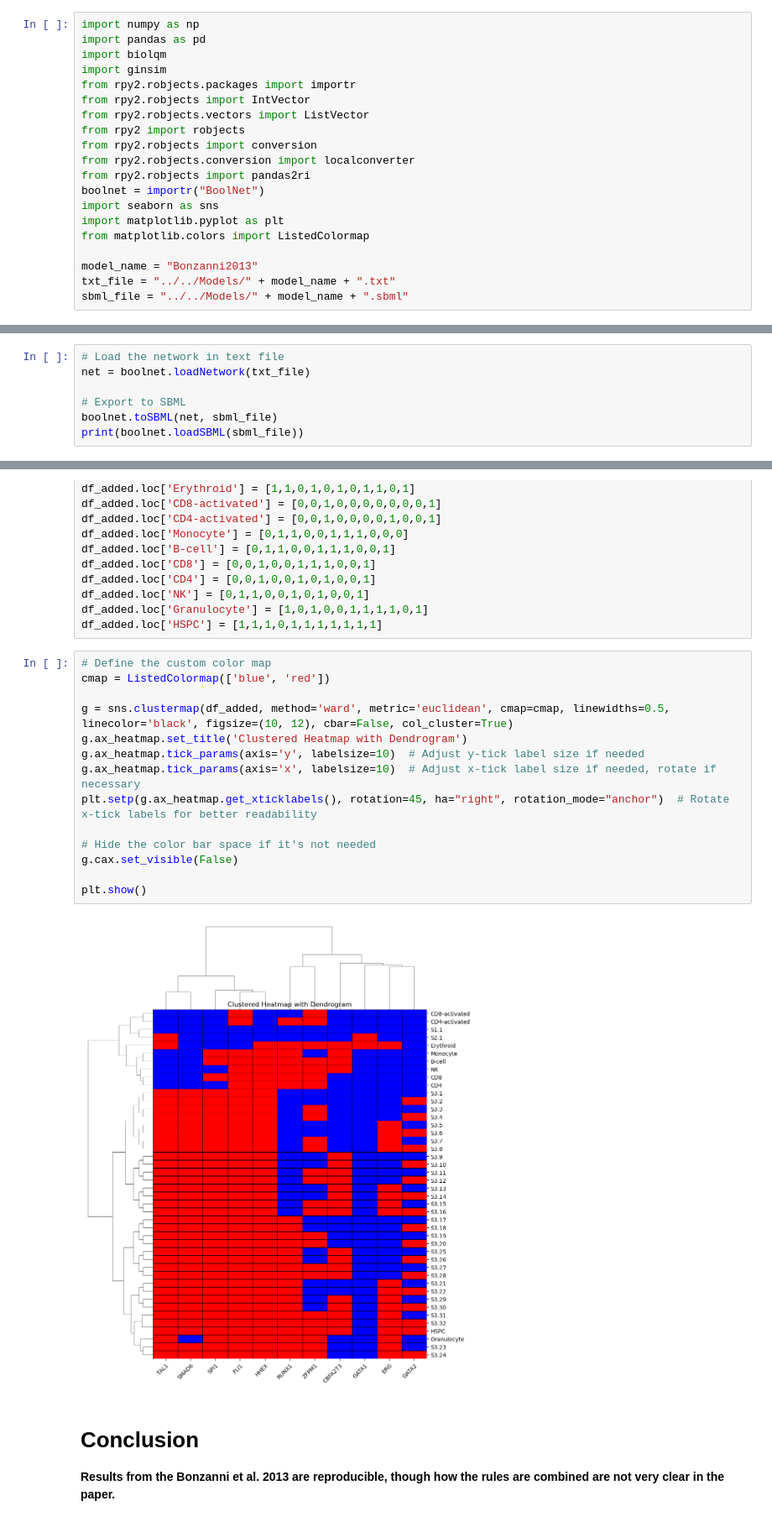
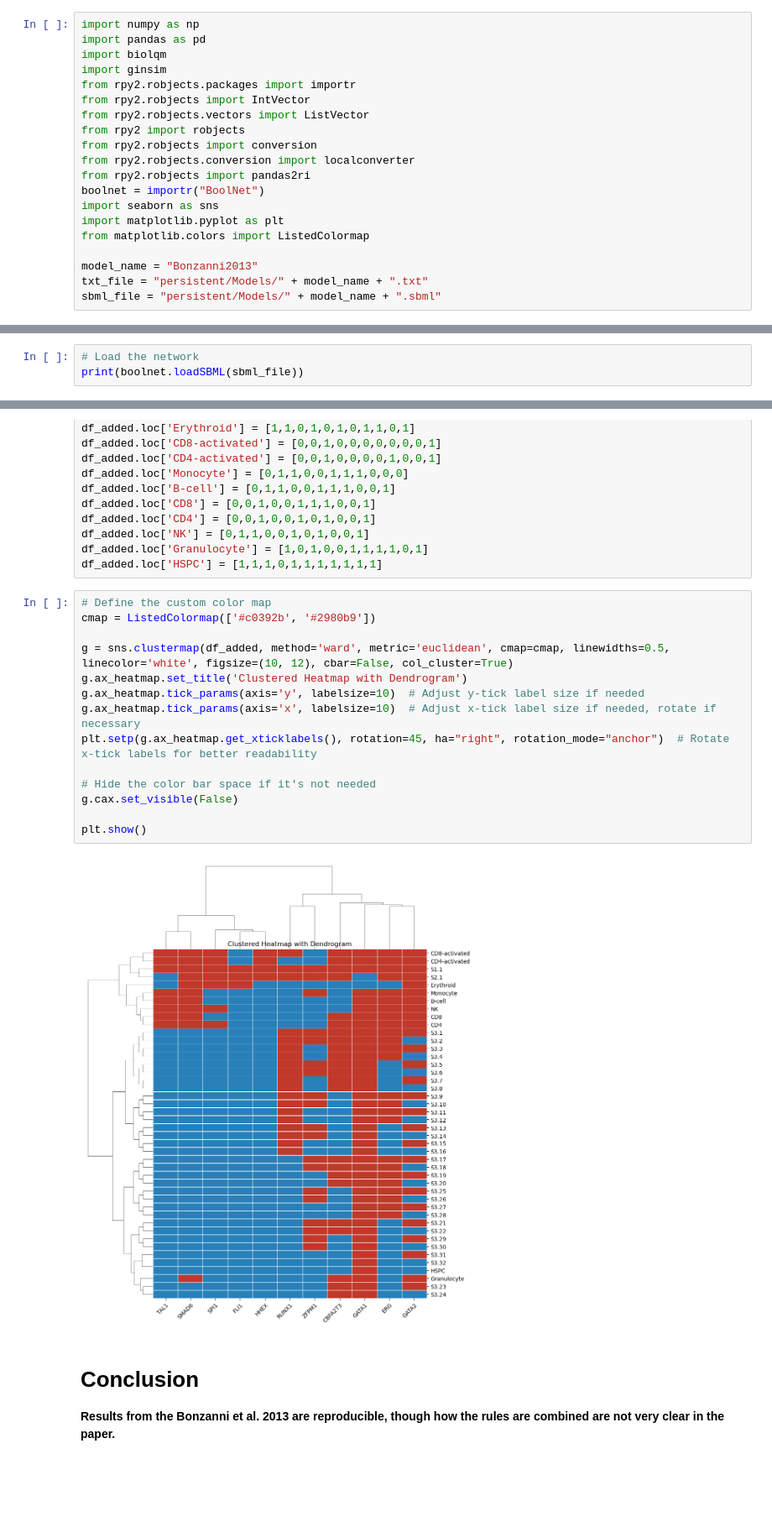
Before and after one commit to IlyaLab/LogicModelMerger, a Jupyter notebook: Reproducing selected models/Bonzanni2013/Bonzanni2013.ipynb, the cells around one changed output, grey strips where cells are left out. Shown at 84% size. Saved outputs shown, nothing was run; the diff lists cells and outputs as text; blank space fills up the shorter version.

```diff
--- a/Reproducing selected models/Bonzanni2013/Bonzanni2013.ipynb
+++ b/Reproducing selected models/Bonzanni2013/Bonzanni2013.ipynb
@@ -43,8 +43,8 @@ import matplotlib.pyplot as plt
 from matplotlib.colors import ListedColormap
 
 model_name = "Bonzanni2013"
-txt_file = "../../Models/" + model_name + ".txt"
-sbml_file = "../../Models/" + model_name + ".sbml"
+txt_file = "persistent/Models/" + model_name + ".txt"
+sbml_file = "persistent/Models/" + model_name + ".sbml"
 # %% [markdown]
 # Model construction
 ![Figure 1A](Figure1A.png)
@@ -55,11 +55,7 @@ Table S2 only gives the activate/inhibit relationship of pair of genes. Accordin
 
 Then standardized gene names are then looked up on HGNC and updated.
 # %%
-# Load the network in text file
-net = boolnet.loadNetwork(txt_file)
-
-# Export to SBML
-boolnet.toSBML(net, sbml_file)
+# Load the network
 print(boolnet.loadSBML(sbml_file))
 # %% [output]
 Boolean network with 11 genes
@@ -214,20 +204,20 @@ df_added.loc['Granulocyte'] = [1,0,1,0,0,1,1,1,1,0,1]
 df_added.loc['HSPC'] = [1,1,1,0,1,1,1,1,1,1,1]
 # %%
 # Define the custom color map
-cmap = ListedColormap(['blue', 'red'])
+cmap = ListedColormap(['#c0392b', '#2980b9'])
 
-g = sns.clustermap(df_added, method='ward', metric='euclidean', cmap=cmap, linewidths=0.5, linecolor='black', figsize=(10, 12), cbar=False, col_cluster=True)
+g = sns.clustermap(df_added, method='ward', metric='euclidean', cmap=cmap, linewidths=0.5, linecolor='white', figsize=(10, 12), cbar=False, col_cluster=True)
 g.ax_heatmap.set_title('Clustered Heatmap with Dendrogram')
 g.ax_heatmap.tick_params(axis='y', labelsize=10)  # Adjust y-tick label size if needed
 g.ax_heatmap.tick_params(axis='x', labelsize=10)  # Adjust x-tick label size if needed, rotate if necessary
 plt.setp(g.ax_heatmap.get_xticklabels(), rotation=45, ha="right", rotation_mode="anchor")  # Rotate x-tick labels for better readability
 
 # Hide the color bar space if it's not needed
 g.cax.set_visible(False)
 
 plt.show()
 # %% [output]
-[figure, old version]
+[figure, new version]
 # %% [markdown]
 # Conclusion
 **Results from the Bonzanni et al. 2013 are reproducible, though how the rules are combined are not very clear in the paper.**
```
Also changed, not shown: parts of 4 cells of this notebook, 20 other files.
